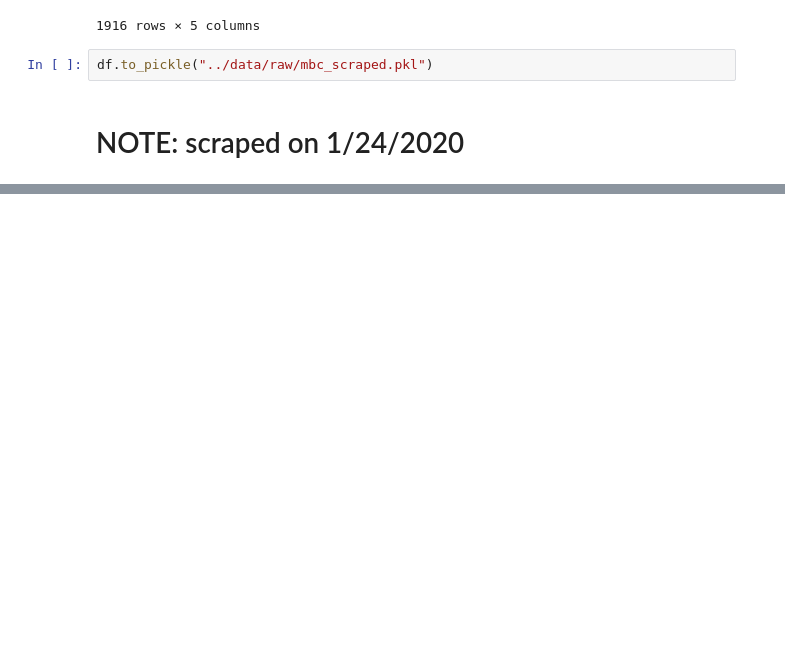
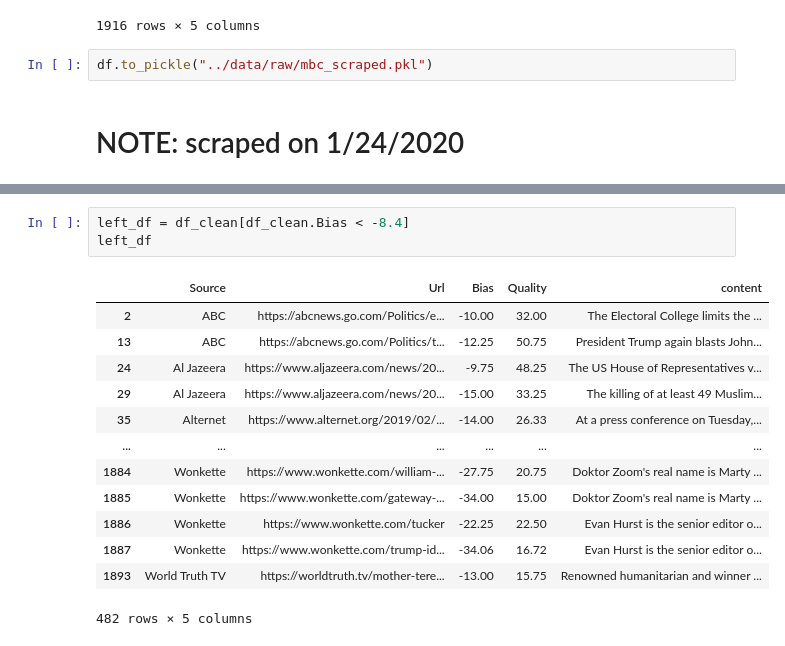
Before and after one commit to WarmCyan/news-bias-research, a Jupyter notebook: notebooks/13_ArticleLevel.ipynb, the cells around one changed output, grey strips where cells are left out. Drawn from its saved outputs; the diff is of its cells as text; blank space fills up the shorter version.

```diff
--- a/notebooks/13_ArticleLevel.ipynb
+++ b/notebooks/13_ArticleLevel.ipynb
@@ -90,0 +142,17 @@ df.to_pickle("../data/raw/mbc_scraped.pkl")
+# %%
+left_df = df_clean[df_clean.Bias < -8.4]
+left_df
+# %% [output]
+|  | Source | Url | Bias | Quality | content |
+| 2 | ABC | https://abcnews.go.com/Politics/e... | -10.00 | 32.00 | The Electoral College limits the ... |
+| 13 | ABC | https://abcnews.go.com/Politics/t... | -12.25 | 50.75 | President Trump again blasts John... |
+| 24 | Al Jazeera | https://www.aljazeera.com/news/20... | -9.75 | 48.25 | The US House of Representatives v... |
+| 29 | Al Jazeera | https://www.aljazeera.com/news/20... | -15.00 | 33.25 | The killing of at least 49 Muslim... |
+| 35 | Alternet | https://www.alternet.org/2019/02/... | -14.00 | 26.33 | At a press conference on Tuesday,... |
+| ... | ... | ... | ... | ... | ... |
+| 1884 | Wonkette | https://www.wonkette.com/william-... | -27.75 | 20.75 | Doktor Zoom's real name is Marty ... |
+| 1885 | Wonkette | https://www.wonkette.com/gateway-... | -34.00 | 15.00 | Doktor Zoom's real name is Marty ... |
+| 1886 | Wonkette | https://www.wonkette.com/tucker | -22.25 | 22.50 | Evan Hurst is the senior editor o... |
+| 1887 | Wonkette | https://www.wonkette.com/trump-id... | -34.06 | 16.72 | Evan Hurst is the senior editor o... |
+| 1893 | World Truth TV | https://worldtruth.tv/mother-tere... | -13.00 | 15.75 | Renowned humanitarian and winner ... |
+482 rows × 5 columns
```
Also changed, not shown: parts of 5 cells of this notebook, 10 other files.
